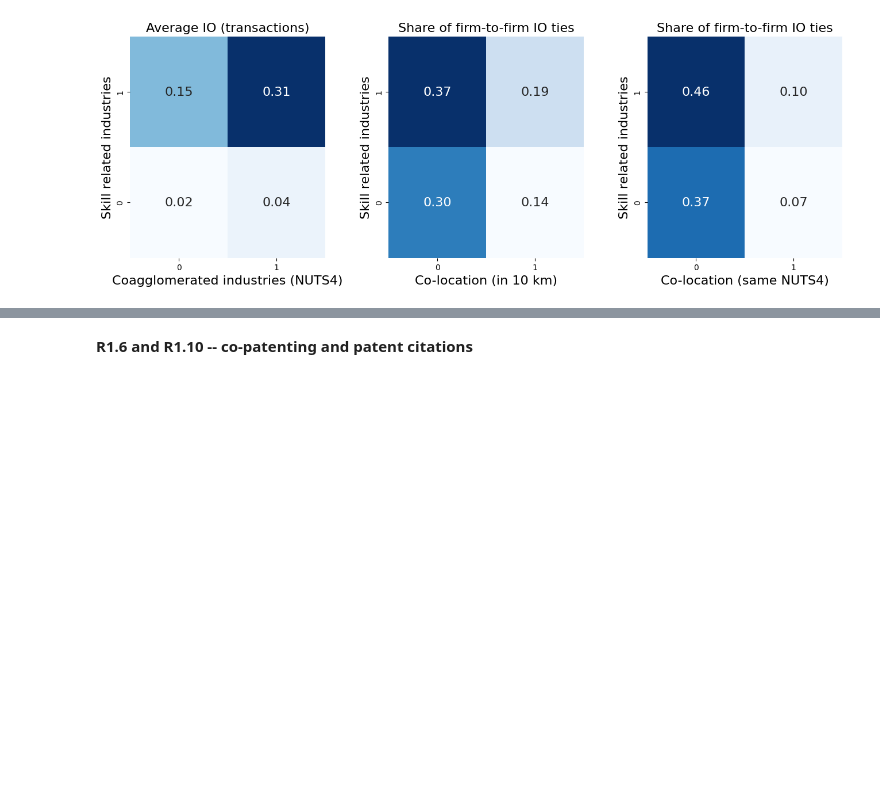
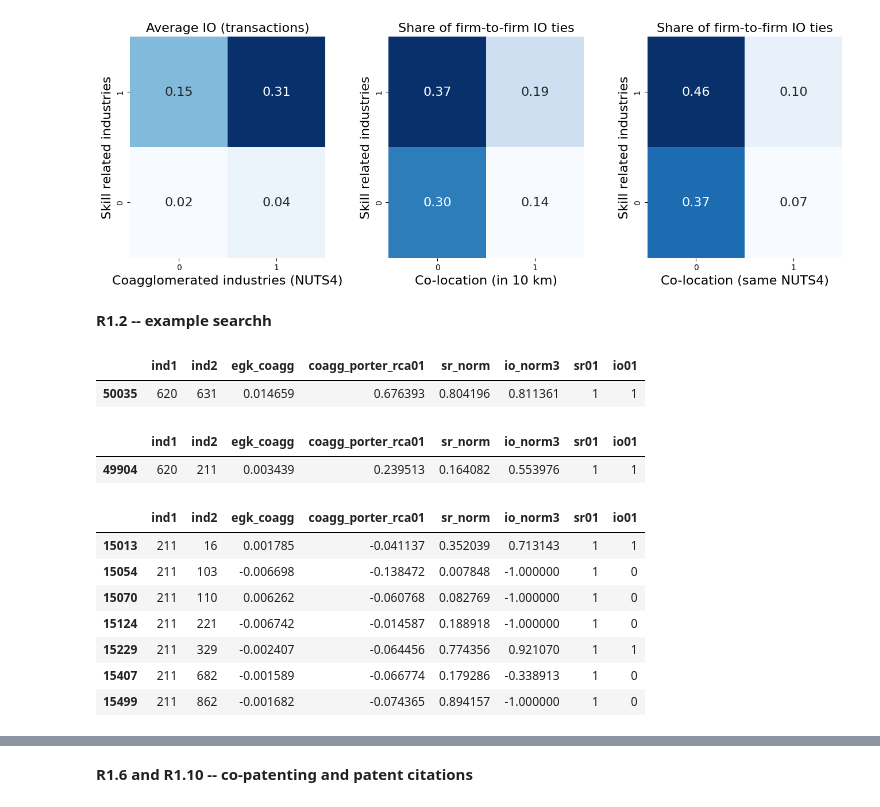
Before and after one commit to sandorjuhasz/coagglomeration, a Jupyter notebook: code/06b_revision.ipynb, the cells around one changed output, grey strips where cells are left out. Drawn from its saved outputs; the diff is of its cells as text; code cells hidden in the pictures; blank space fills up the shorter version.

```diff
--- a/code/06b_revision.ipynb
+++ b/code/06b_revision.ipynb
@@ -155,3 +155,5 @@ crosstab_visual(
 )
 # %% [output]
 [figure]
+# %% [markdown]
+**R1.2 -- example searchh**
@@ -157,0 +180,24 @@ crosstab_visual(
+# %%
+# co-located + skill related + IO related | comp programming AND data processing
+ii_table[(ii_table["ind1"]==620) & (ii_table["ind2"]==631)].loc[:,["ind1", "ind2", "egk_coagg", "coagg_porter_rca01", "sr_norm", "io_norm3", "sr01", "io01"]]
+# %% [output]
+|  | ind1 | ind2 | egk_coagg | coagg_porter_rca01 | sr_norm | io_norm3 | sr01 | io01 |
+| 50035 | 620 | 631 | 0.014659 | 0.676393 | 0.804196 | 0.811361 | 1 | 1 |
+# %%
+# co-located + skill related + IO related | comp programming AND pharma
+ii_table[(ii_table["ind1"]==620) & (ii_table["ind2"]==211)].loc[:,["ind1", "ind2", "egk_coagg", "coagg_porter_rca01", "sr_norm", "io_norm3", "sr01", "io01"]]
+# %% [output]
+|  | ind1 | ind2 | egk_coagg | coagg_porter_rca01 | sr_norm | io_norm3 | sr01 | io01 |
+| 49904 | 620 | 211 | 0.003439 | 0.239513 | 0.164082 | 0.553976 | 1 | 1 |
+# %%
+ii_table[(ii_table["ind1"]==211) & (ii_table["coagg_porter_rca01"]<0) & (ii_table["sr_norm"]>0)]\
+    .loc[:,["ind1", "ind2", "egk_coagg", "coagg_porter_rca01", "sr_norm", "io_norm3", "sr01", "io01"]]
+# %% [output]
+|  | ind1 | ind2 | egk_coagg | coagg_porter_rca01 | sr_norm | io_norm3 | sr01 | io01 |
+| 15013 | 211 | 16 | 0.001785 | -0.041137 | 0.352039 | 0.713143 | 1 | 1 |
+| 15054 | 211 | 103 | -0.006698 | -0.138472 | 0.007848 | -1.000000 | 1 | 0 |
+| 15070 | 211 | 110 | 0.006262 | -0.060768 | 0.082769 | -1.000000 | 1 | 0 |
+| 15124 | 211 | 221 | -0.006742 | -0.014587 | 0.188918 | -1.000000 | 1 | 0 |
+| 15229 | 211 | 329 | -0.002407 | -0.064456 | 0.774356 | 0.921070 | 1 | 1 |
+| 15407 | 211 | 682 | -0.001589 | -0.066774 | 0.179286 | -0.338913 | 1 | 0 |
+| 15499 | 211 | 862 | -0.001682 | -0.074365 | 0.894157 | -1.000000 | 1 | 0 |
```
Also changed, not shown: parts of 9 cells of this notebook.
